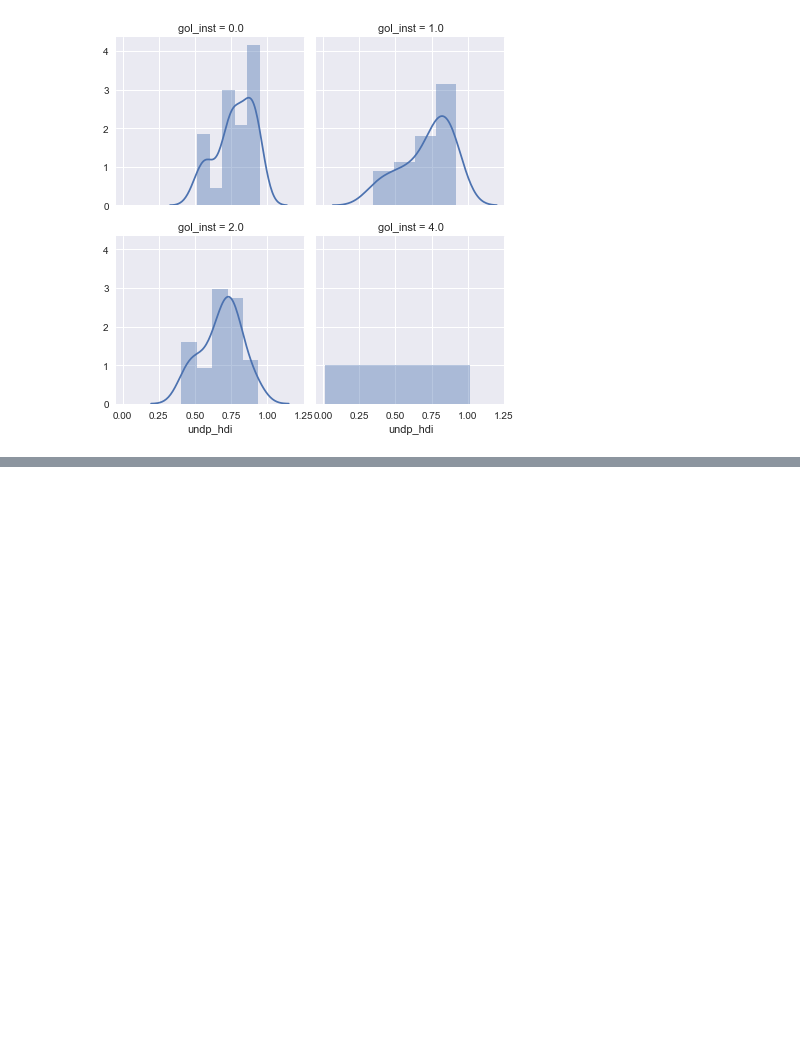
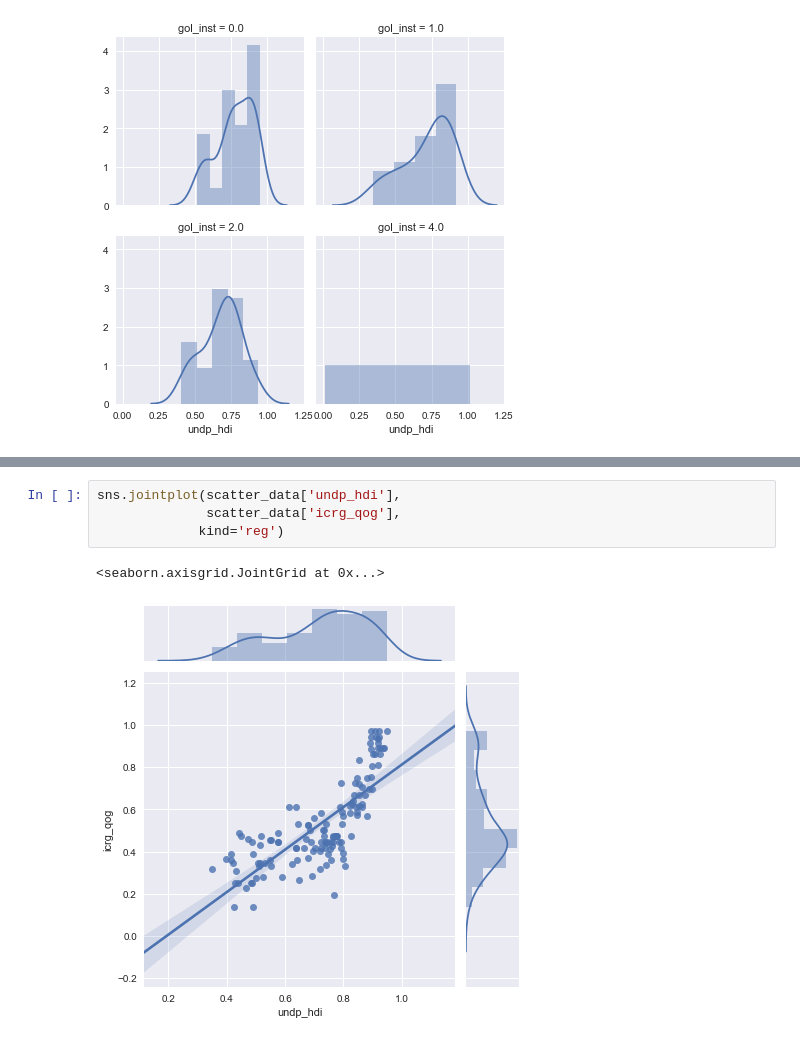
Before and after one commit to lporras/data-science-desafio, a Jupyter notebook: 2-modulo-fundamentos-data-science/hipótesis_y_correlación/Hipotesis_y_correlacion_seaborn.ipynb, the cells around one changed output, grey strips where cells are left out. Drawn from its saved outputs; the diff is of its cells as text; blank space fills up the shorter version.

```diff
--- a/2-modulo-fundamentos-data-science/hipótesis_y_correlación/Hipotesis_y_correlacion_seaborn.ipynb
+++ b/2-modulo-fundamentos-data-science/hipótesis_y_correlación/Hipotesis_y_correlacion_seaborn.ipynb
@@ -100,0 +220,7 @@ grid = grid.map(sns.distplot, 'undp_hdi')
+# %%
+sns.jointplot(scatter_data['undp_hdi'],
+              scatter_data['icrg_qog'],
+             kind='reg')
+# %% [output]
+<seaborn.axisgrid.JointGrid at 0x...>
+[figure, added]
```
Also changed, not shown: parts of 67 cells of this notebook.
